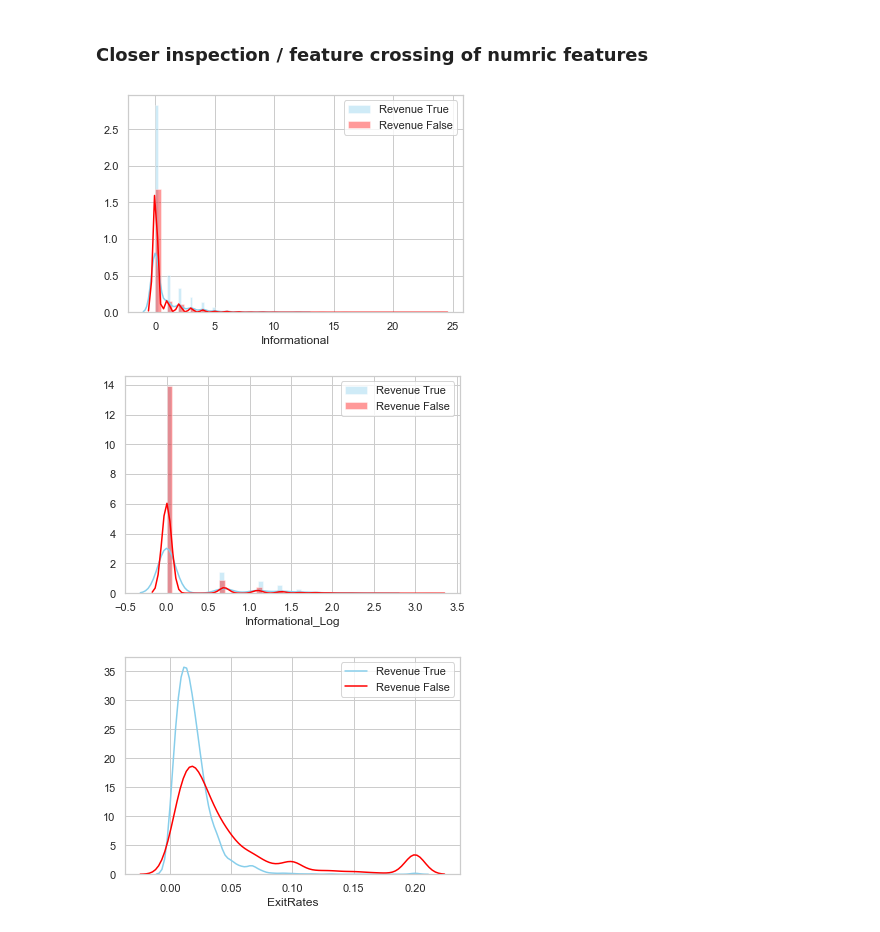
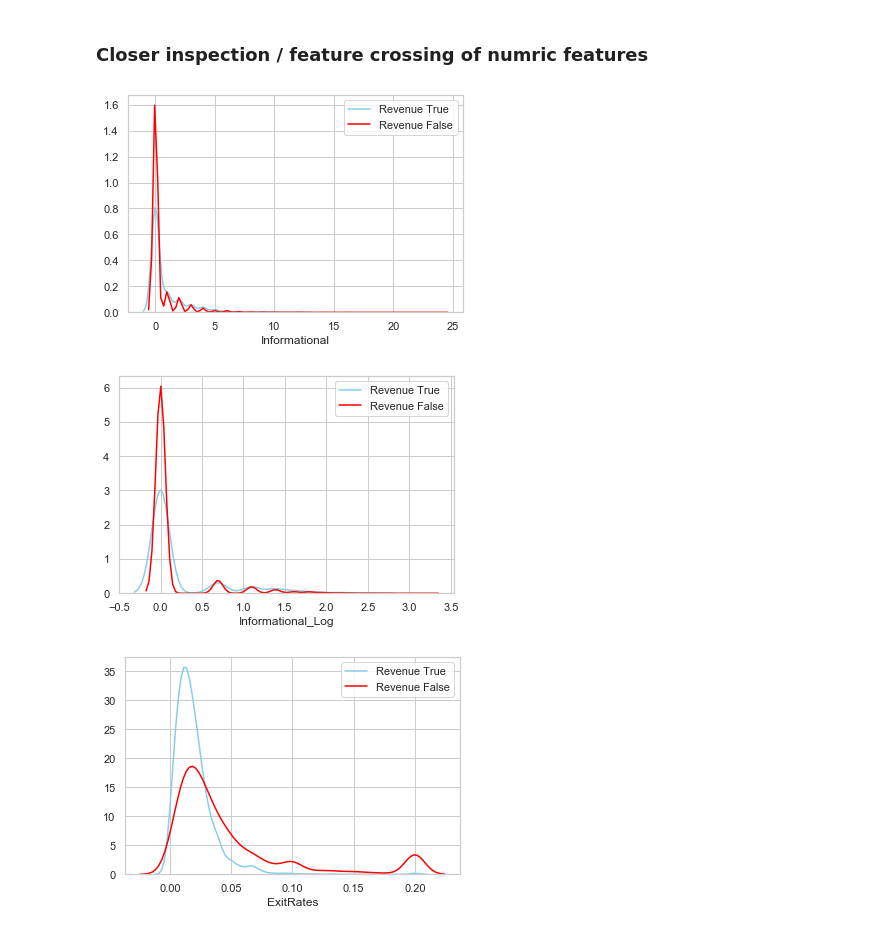
Before and after one commit to tjarktjark/shopping_behaviour, a Jupyter notebook: jupyter_notebooks/shopping_behaviour.data_exp.ipynb, the cells around one changed output. Saved outputs shown, nothing was run; the diff lists cells and outputs as text; code cells hidden in the pictures.

```diff
--- a/jupyter_notebooks/shopping_behaviour.data_exp.ipynb
+++ b/jupyter_notebooks/shopping_behaviour.data_exp.ipynb
@@ -261,21 +263,21 @@ df.duplicated().sum()
 subset_true = df[df['Revenue'] == True]
 subset_false = df[df['Revenue'] == False]
 
-sns.distplot( subset_true["Informational"] , color="skyblue", label="Revenue True")
-sns.distplot( subset_false["Informational"] , color="red", label="Revenue False")
+sns.distplot( subset_true["Informational"], hist=False, color="skyblue", label="Revenue True")
+sns.distplot( subset_false["Informational"], hist=False, color="red", label="Revenue False")
 plt.legend();
 # %% [output]
-[figure, old version]
+[figure, new version]
 # %%
 df["Informational_Log"] = df["Informational"].map(lambda i: np.log(i) if i > 0 else 0)
 subset_true = df[df['Revenue'] == True]
 subset_false = df[df['Revenue'] == False]
 
-sns.distplot( subset_true["Informational_Log"] , color="skyblue", label="Revenue True")
-sns.distplot( subset_false["Informational_Log"] , color="red", label="Revenue False")
+sns.distplot( subset_true["Informational_Log"], hist=False, color="skyblue", label="Revenue True")
+sns.distplot( subset_false["Informational_Log"], hist=False, color="red", label="Revenue False")
 plt.legend();
 # %% [output]
-[figure, old version]
+[figure, new version]
 # %%
 subset_true = df[df['Revenue'] == True]
 subset_false = df[df['Revenue'] == False]
```
Also changed, not shown: parts of 17 cells of this notebook, 1 other file.
